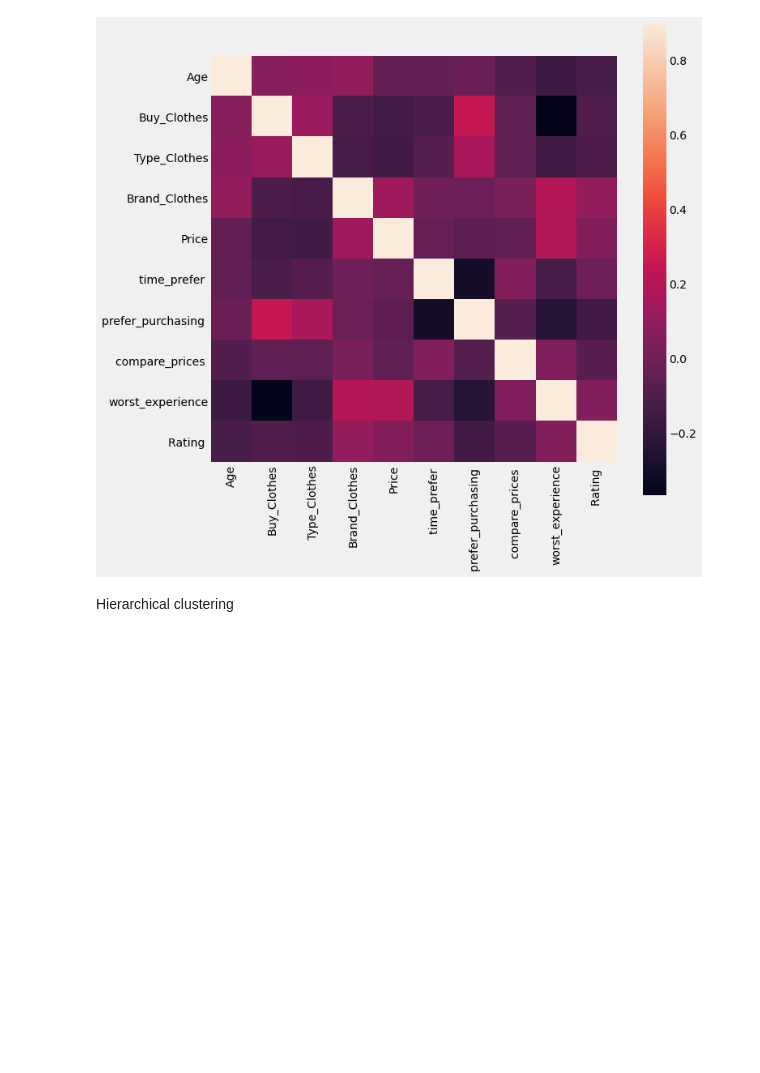
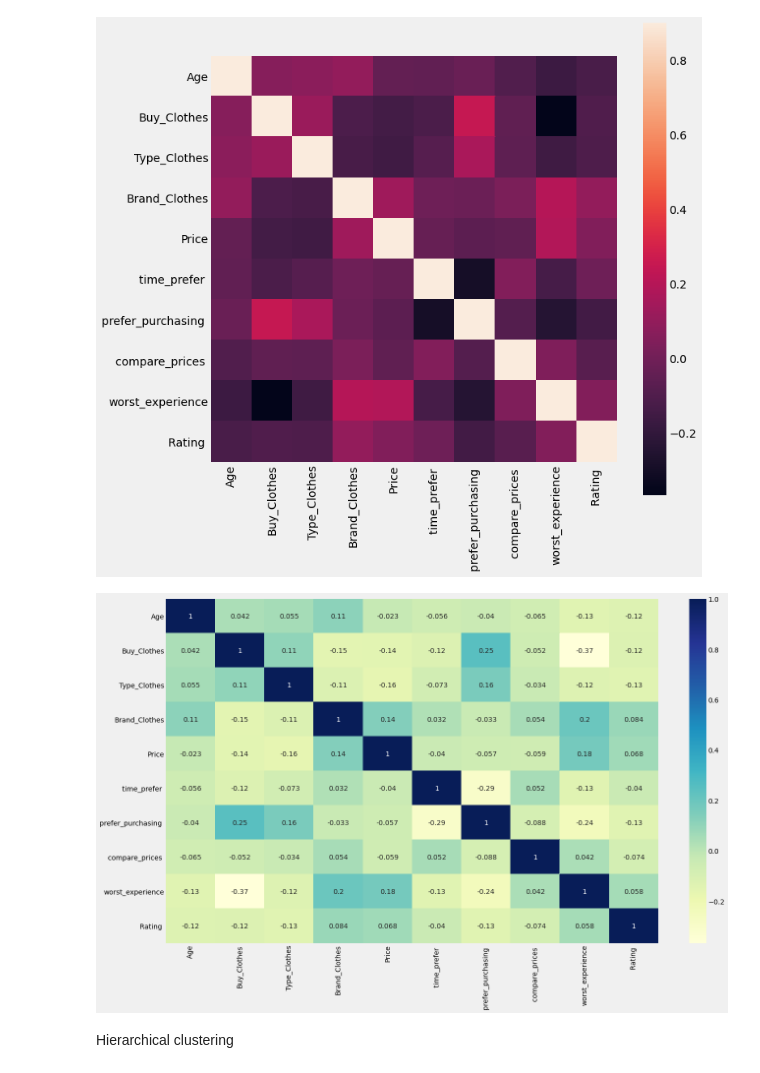
Before and after one commit to pranali-kirolkar-zz/MSCPROJECT, a Jupyter notebook: K_MEAN,DBSCAN_ALGORITHMS.ipynb, the cells around one changed output. Cells and saved outputs as stored; diff of their text form; code cells hidden in the pictures; blank space fills up the shorter version.

```diff
--- a/K_MEAN,DBSCAN_ALGORITHMS.ipynb
+++ b/K_MEAN,DBSCAN_ALGORITHMS.ipynb
@@ -273,6 +273,15 @@ plt.figure(figsize=(10,10))
 sns.heatmap(SpearmanCorr, vmax=.9, square=True);
 # %% [output]
 [figure]
+# %%
+plt.subplots(figsize=(20,12))
+
+prod_df_corr = Dataset.corr()
+
+sns.heatmap(prod_df_corr, cmap="YlGnBu", annot=True)
+plt.show()
+# %% [output]
+[figure, added]
 # %% [markdown]
 Hierarchical clustering
 # %%
```
Also changed, not shown: parts of 2 cells of this notebook.
